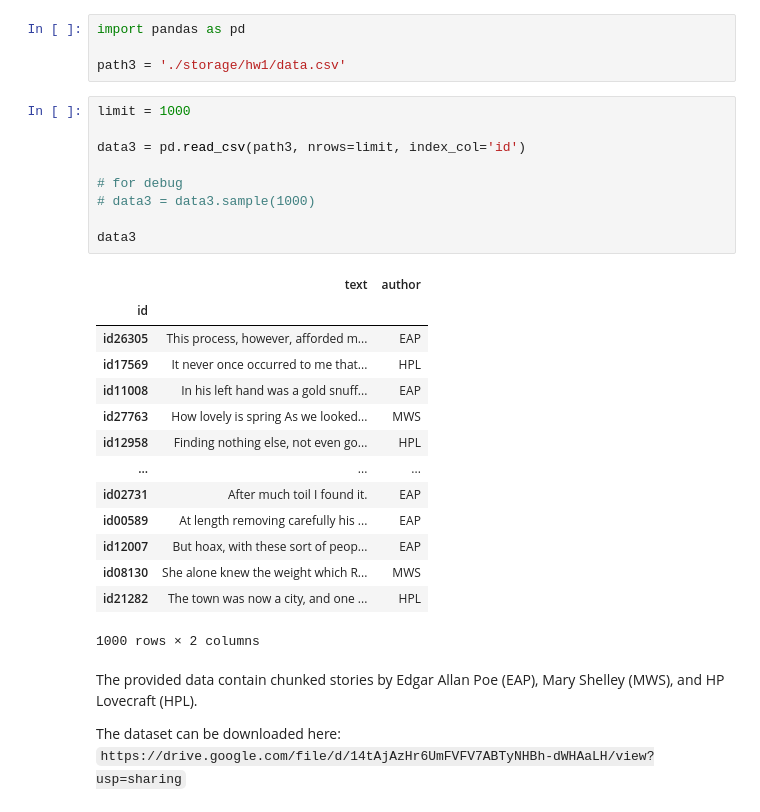
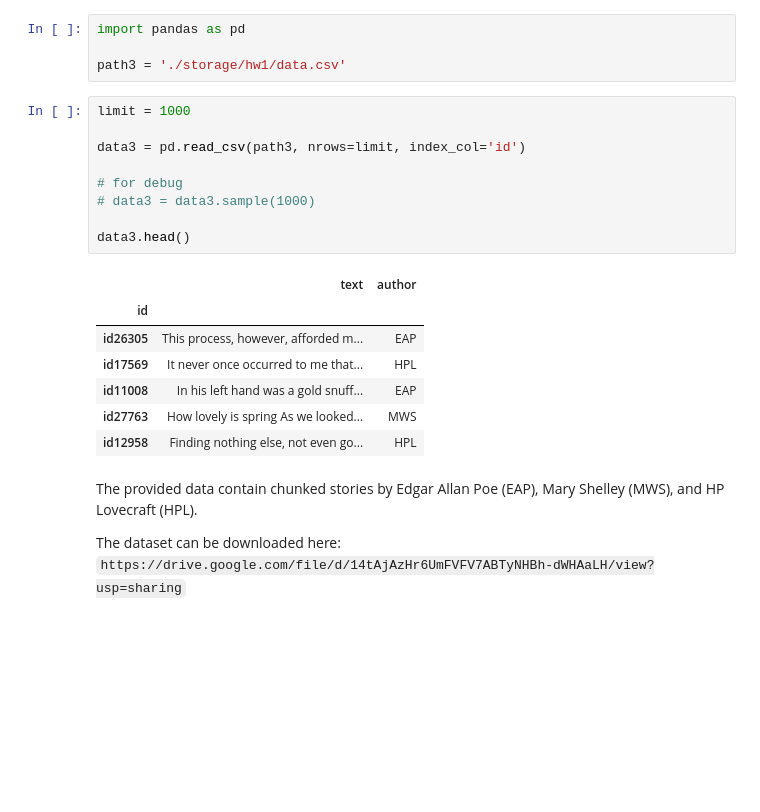
Before and after one commit to bogya345/NLP_labs, a Jupyter notebook: hw1.ipynb, the cells around one changed output. Saved outputs shown, nothing was run; the diff lists cells and outputs as text; blank space fills up the shorter version.

```diff
--- a/hw1.ipynb
+++ b/hw1.ipynb
@@ -298,27 +298,20 @@ path3 = './storage/hw1/data.csv'
 # %%
 limit = 1000
 
 data3 = pd.read_csv(path3, nrows=limit, index_col='id')
 
 # for debug
 # data3 = data3.sample(1000)
 
-data3
+data3.head()
 # %% [output]
 |  | text | author |
 | id |  |  |
 | id26305 | This process, however, afforded m... | EAP |
 | id17569 | It never once occurred to me that... | HPL |
 | id11008 | In his left hand was a gold snuff... | EAP |
 | id27763 | How lovely is spring As we looked... | MWS |
 | id12958 | Finding nothing else, not even go... | HPL |
-| ... | ... | ... |
-| id02731 | After much toil I found it. | EAP |
-| id00589 | At length removing carefully his ... | EAP |
-| id12007 | But hoax, with these sort of peop... | EAP |
-| id08130 | She alone knew the weight which R... | MWS |
-| id21282 | The town was now a city, and one ... | HPL |
-1000 rows × 2 columns
 # %% [markdown]
 The provided data contain chunked stories by Edgar Allan Poe (EAP), Mary Shelley (MWS), and HP Lovecraft (HPL).
 
```
Also changed, not shown: parts of 11 cells of this notebook.
